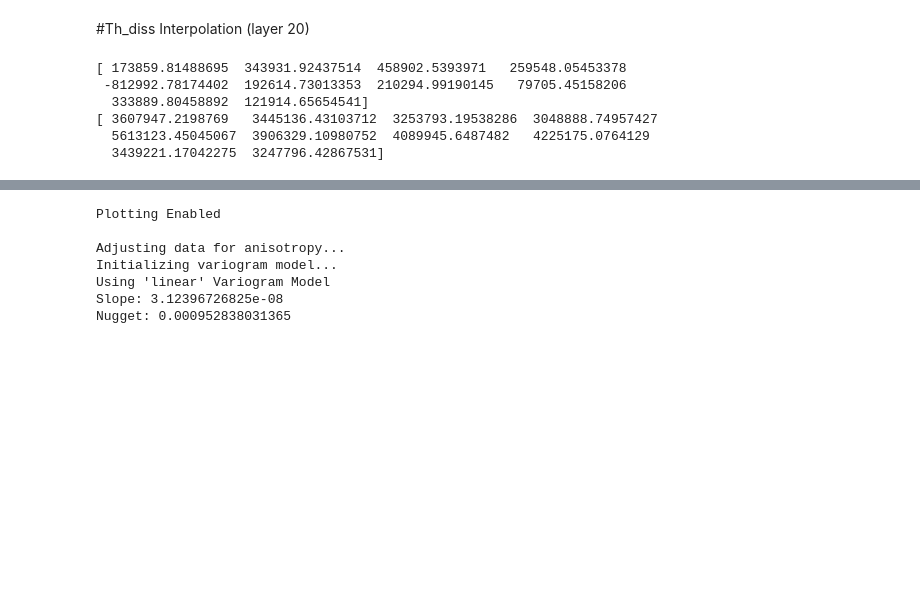
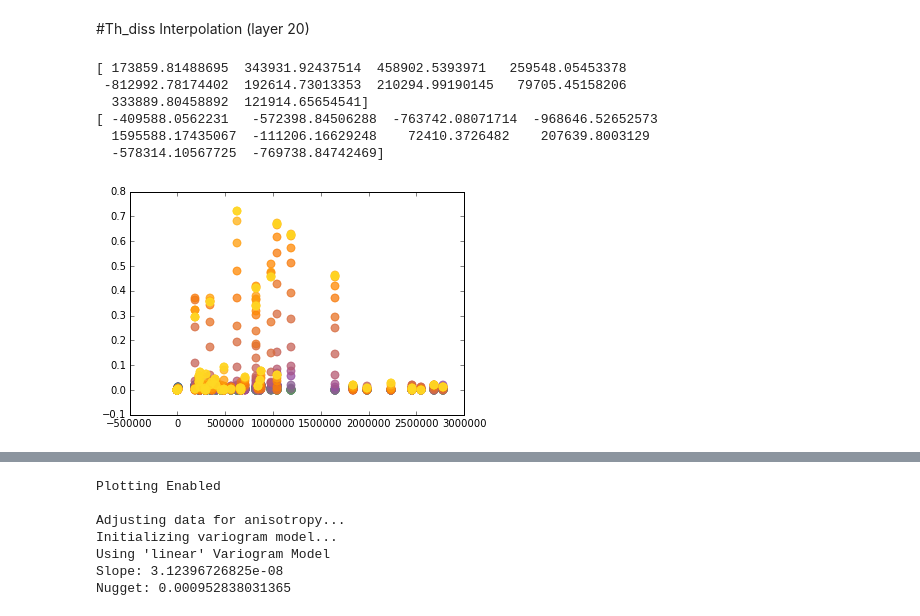
Before and after one commit to UBC-MOAD/analysis-cindy, a Jupyter notebook: notebooks/[initial_condition]Horizontal interpolation1.ipynb, the cells around one changed output, grey strips where cells are left out. Cells and saved outputs as stored; diff of their text form; code cells hidden in the pictures; blank space fills up the shorter version.

Commit message:
variogram_model(all layers)

```diff
--- a/notebooks/[initial_condition]Horizontal interpolation1.ipynb
+++ b/notebooks/[initial_condition]Horizontal interpolation1.ipynb
@@ -35,12 +35,12 @@ z_ma=np.ma.masked_where(np.isnan(y_ma),z_ma)
 # %%
 coordinate_name=glob.glob('/ocean/xiaoxiny/research/NEMO-code/NEMOGCM/CONFIG/test/EXP00/coordinates*.nc')
 coordinate_obj=nc.Dataset(coordinate_name[0])
-nav_lon=coordinate_obj.variables['nav_lon'][:]
-nav_lat=coordinate_obj.variables['nav_lat'][:]
+navlon=coordinate_obj.variables['nav_lon'][:]
+navlat=coordinate_obj.variables['nav_lat'][:]
 # %%
 m = Basemap(projection='npstere',boundinglat=55,lon_0=0,resolution='l')
 x_dis,y_dis = m(x_ma, y_ma)
-x_lon,y_lat = m(nav_lon, nav_lat)
+x_lon,y_lat = m(navlon, navlat)
 a,b=m(0,90)
 # %%
 #print x_ma.shape
@@ -54,27 +54,16 @@ yy_dis=np.empty([len(x_dis)])
 
 for j in range (182):
     for i in range (149):
+        xx_lon[i,j]=x_lon[i,j]-a
+        yy_lat[i,j]=y_lat[i,j]-b
 
-        if nav_lon[i,j]>0:
-            b_useless, b = m(nav_lon[i,j],nav_lat[i,j])
-            yy_lat[i,j]=2*b-y_lat[i,j]
-        else:
-            yy_lat[i,j]=y_lat[i,j]
-
-        xx_lon[i,j]=x_lon[i,j]-a
-
-xx_lon_ma=np.ma.masked_where(nav_lat<55,xx_lon)
-yy_lat_ma=np.ma.masked_where(nav_lat<55,yy_lat)
+xx_lon_ma=np.ma.masked_where(navlat<55,xx_lon)
+yy_lat_ma=np.ma.masked_where(navlat<55,yy_lat)
 
 
 for k in range (len(xx_dis)):
-        if x_ma[k]>0:
-            b_useless, bb = m(x_ma[k],y_ma[k])
-            yy_dis[k]=2*bb-y_dis[k]
-        else:
-            yy_dis[k]=y_dis[k]
-
         xx_dis[k]=x_dis[k]-a
+        yy_dis[k]=y_dis[k]-b
 xx_dis=np.ma.masked_where(np.isnan(xx_dis),xx_dis)
 yy_dis=np.ma.masked_where(np.isnan(yy_dis),yy_dis)
 z_ma=np.ma.masked_where(np.isnan(yy_dis),z_ma)
@@ -88,6 +77,6 @@ print yyy_dis
 [ 173859.81488695  343931.92437514  458902.5393971   259548.05453378
  -812992.78174402  192614.73013353  210294.99190145   79705.45158206
   333889.80458892  121914.65654541]
-[ 3607947.2198769   3445136.43103712  3253793.19538286  3048888.74957427
-  5613123.45045067  3906329.10980752  4089945.6487482   4225175.0764129
-  3439221.17042275  3247796.42867531]
+[ -409588.0562231   -572398.84506288  -763742.08071714  -968646.52652573
+  1595588.17435067  -111206.16629248    72410.3726482    207639.8003129
+  -578314.10567725  -769738.84742469]
@@ -93,0 +138,10 @@ print yyy_dis
+# %%
+for i in range (31):
+    write_nc(i)
+# %%
+for i in range (31):
+    #for j in range (10):
+        #name=('layer%s'%i)
+    plt.scatter(whatt[i,:,:],what[i,:,:],color=cm.Set1(i*5),label=name,s=60,alpha=0.5)
+# %% [output]
+[figure, added]
```
Also changed, not shown: parts of 7 cells of this notebook.
